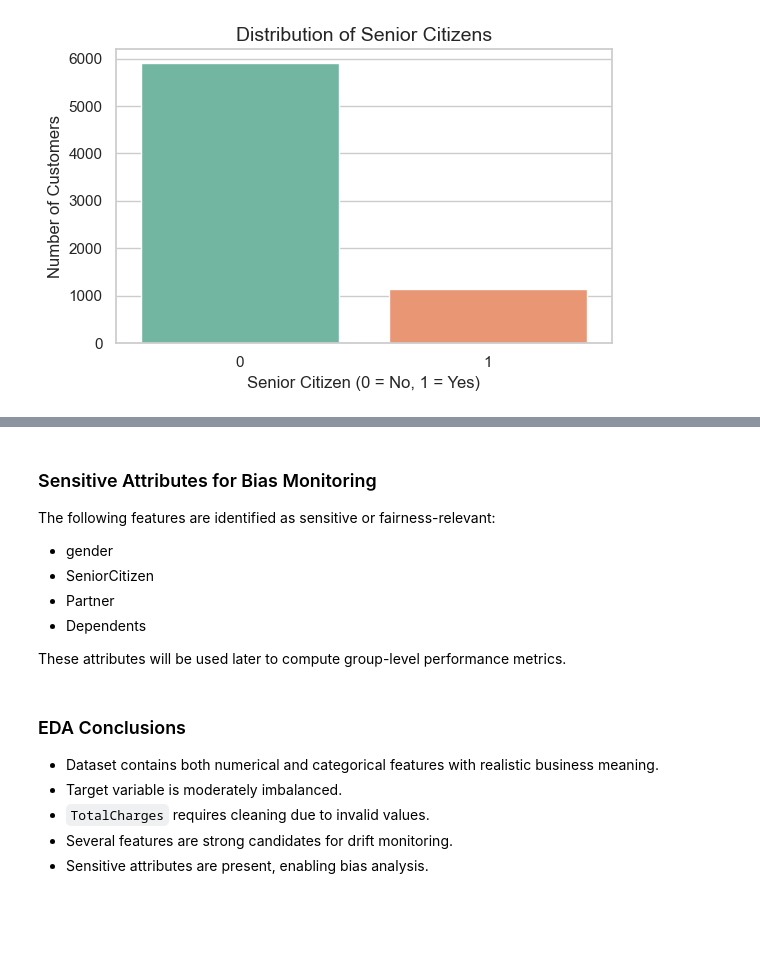
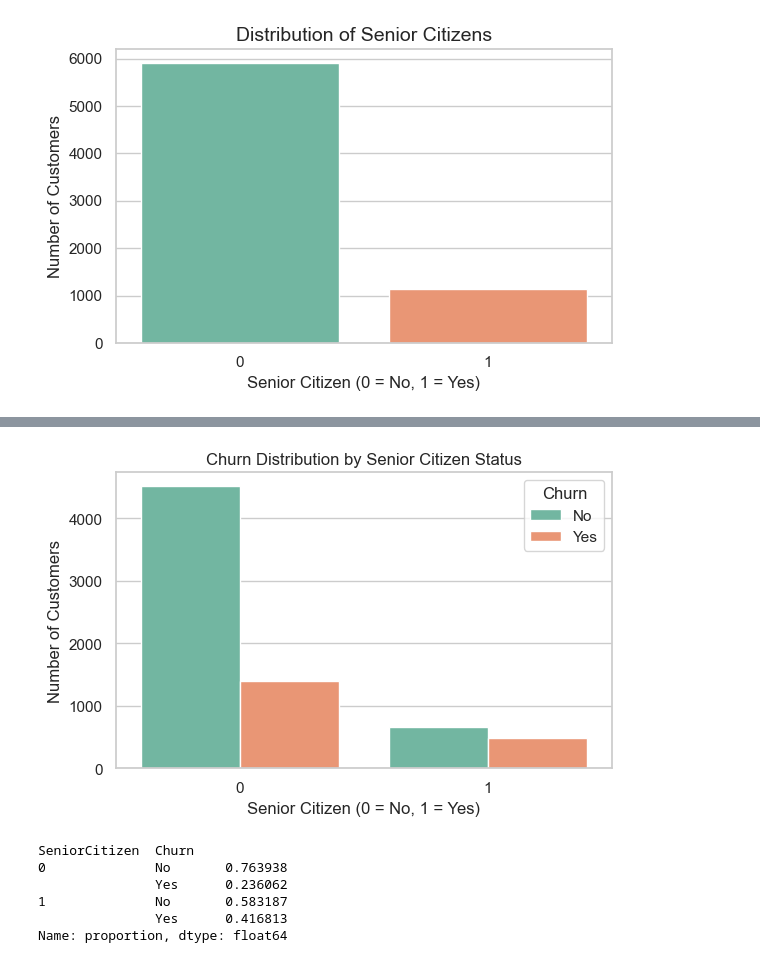
Before and after one commit to bharathsykam57-wq/ML_Model_Monitoring, a Jupyter notebook: eda_reference_data.ipynb, the cells around one changed output, grey strips where cells are left out. Cells and saved outputs as stored; diff of their text form; code cells hidden in the pictures; blank space fills up the shorter version.

```diff
--- a/eda_reference_data.ipynb
+++ b/eda_reference_data.ipynb
@@ -417,18 +417,25 @@ Categorical features like Contract and PaymentMethod are strong candidates for:
-# %% [markdown]
-### Sensitive Attributes for Bias Monitoring
-
-The following features are identified as sensitive or fairness-relevant:
-- gender
-- SeniorCitizen
-- Partner
-- Dependents
-
-These attributes will be used later to compute group-level performance metrics.
-# %% [markdown]
-### EDA Conclusions
-
-- Dataset contains both numerical and categorical features with realistic business meaning.
-- Target variable is moderately imbalanced.
-- `TotalCharges` requires cleaning due to invalid values.
-- Several features are strong candidates for drift monitoring.
-- Sensitive attributes are present, enabling bias analysis.
+# %%
+plt.figure(figsize=(6, 4))
+sns.countplot(
+    x="SeniorCitizen",
+    hue="Churn",
+    data=df,
+    palette="Set2"
+)
+
+plt.title("Churn Distribution by Senior Citizen Status")
+plt.xlabel("Senior Citizen (0 = No, 1 = Yes)")
+plt.ylabel("Number of Customers")
+plt.tight_layout()
+plt.show()
+# %% [output]
+[figure, added]
+# %%
+df.groupby("SeniorCitizen")["Churn"].value_counts(normalize=True)
+# %% [output]
+SeniorCitizen  Churn
+0              No       0.763938
+               Yes      0.236062
+1              No       0.583187
+               Yes      0.416813
+Name: proportion, dtype: float64
```
Also changed, not shown: parts of 17 cells of this notebook.
